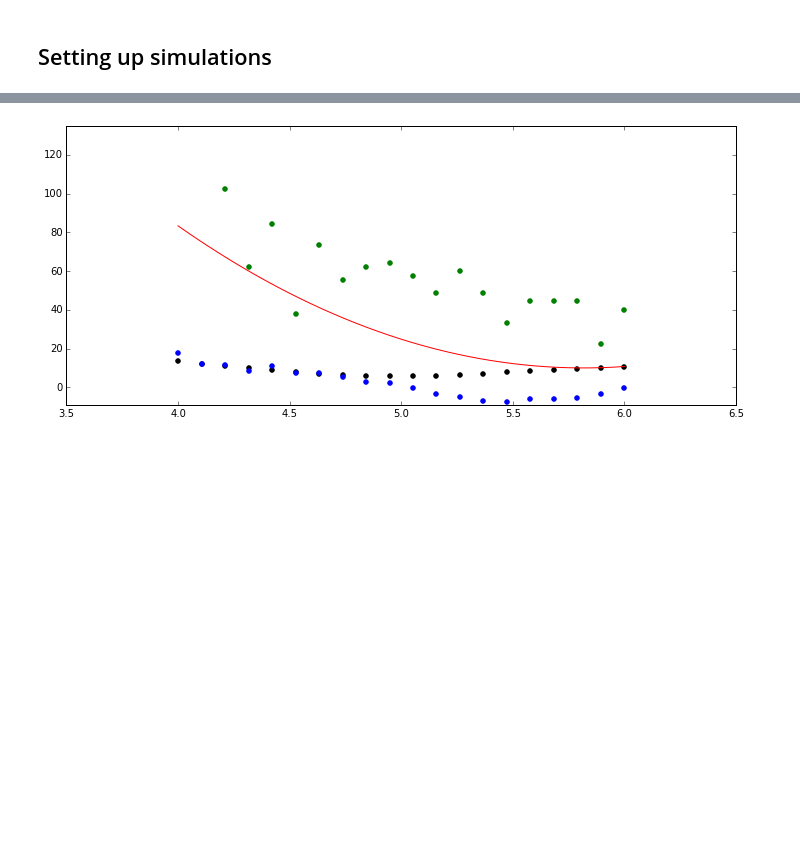
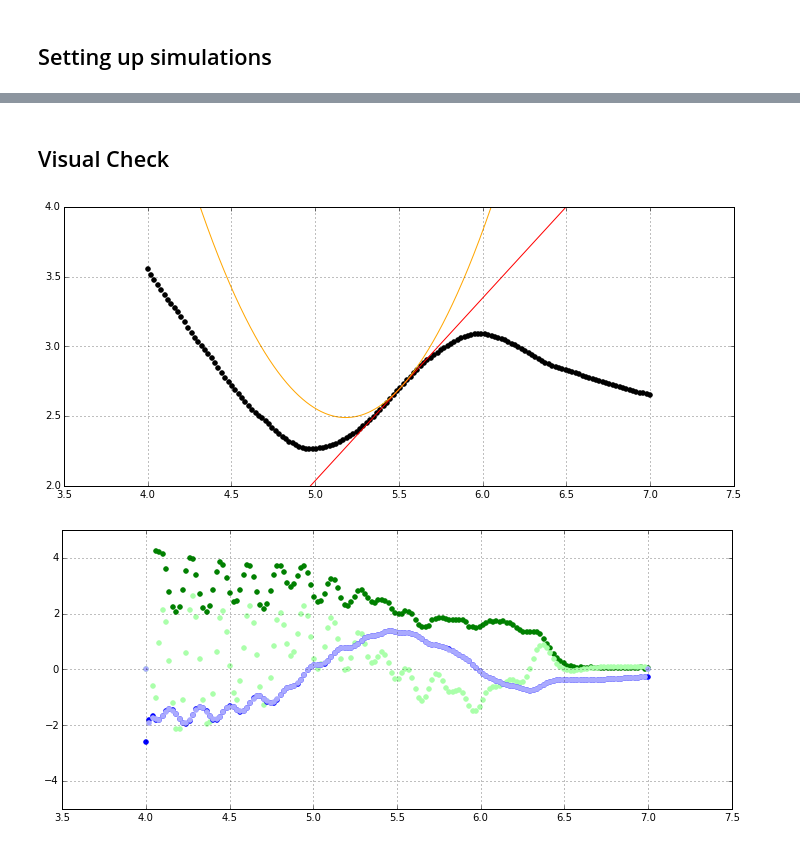
Before and after one commit to toni88x/rebound, a Jupyter notebook: python_examples/LangevinMCMC-2nd-Order.ipynb, the cells around one changed output, grey strips where cells are left out. Drawn from its saved outputs; the diff is of its cells as text; code cells hidden in the pictures; blank space fills up the shorter version.

```diff
--- a/python_examples/LangevinMCMC-2nd-Order.ipynb
+++ b/python_examples/LangevinMCMC-2nd-Order.ipynb
@@ -17,7 +19,7 @@ Simulation time:        0.000000
 # %%
 data_N = 30
 data_t = np.linspace(0.1,100,data_N)+0.5*np.random.rand(data_N)
-data_rv = 0.500883379885605*(np.sin(2.*np.pi*data_t/50.+0.2*np.pi)+0.6*(np.random.rand(data_N)-0.5))
+data_rv = 0.500883379885605*(np.sin(2.*np.pi*data_t/50.+0.2*np.pi)+0.16*(np.random.rand(data_N)-0.5))
 # %%
 plt.scatter(data_t, data_rv);
 # %% [output]
@@ -110,3 +136,5 @@ def simulation(cart):
+# %% [markdown]
+## Visual Check
 # %%
 gamma = 0.05
 a = np.array([4.5,0.6,0.,0.]) # initial parameters
@@ -118,35 +146,66 @@ lastgradient = []
 
 sim_rv0 = simulation_rv(a)
 
-N_grid = 20
-a_s = np.linspace(4.0,6.0,N_grid)
+N_grid = 150
+a_s = np.linspace(4.0,7.0,N_grid)
 
-errs = []
-gradients = []
-hessians = []
+errs = np.zeros(N_grid)
+gradients = np.zeros(N_grid)
+hessians = np.zeros(N_grid)
 
 for i,at in enumerate(a_s):
     a[0] = at
     err, gradient, hessian = simulation(a)
+    #print gradient[0], hessian[0,0]
     # print hessian
-    errs.append(err)
-    gradients.append(gradient[0])
-    hessians.append(hessian[0,0])
+    errs[i] = err
+    gradients[i] = gradient[0]
+    hessians[i] = hessian[0,0]
 # %%
-fig = plt.figure(figsize=(12,5))
-plt.ylim([-9,135])
-plt.scatter(a_s, errs, color="k");
+def widget_plot(ind):
+    ind = int(ind)
+    fig = plt.figure(figsize=(12,5))
+    plt.ylim([2,4])
+    plt.scatter(a_s, errs, color="k");
 
-def f(a,i):
-    da = a_s[i] - a
-    return errs[i] + gradients[i]*da + hessians[i]*da*da
+    def f(a,i):
+        da = a - a_s[i]
+        return errs[i] + gradients[i]*da,  errs[i] + gradients[i]*da + hessians[i]*da*da
 
-a_s_fine = np.linspace(a_s[0],a_s[-1],N_grid*10)
-err_fine = np.zeros(N_grid*10)
-for i,a in enumerate(a_s_fine):
-    err_fine[i] = f(a,18)
-plt.plot(a_s_fine, err_fine, color="r");
-plt.scatter(a_s, hessians, color="g");
-plt.scatter(a_s, gradients, color="b");
+    a_s_fine = np.linspace(a_s[0],a_s[-1],N_grid*10)
+    err_fine = np.zeros(N_grid*10)
+    err_fine2 = np.zeros(N_grid*10)
+    for i,a in enumerate(a_s_fine):
+        err_fine[i], err_fine2[i] = f(a,ind)
+    plt.plot(a_s_fine, err_fine, color="r");
+    plt.plot(a_s_fine, err_fine2, color="#FFA500");
+    plt.grid()
+
+
+
+    fig2 = plt.figure(figsize=(12,5))
+    plt.ylim([-5,5])
+    gradient_direct = np.zeros(N_grid)
+    hessian_direct = np.zeros(N_grid)
+    for i,a in enumerate(a_s_fine):
+        if i>0 and i<N_grid-1:
+            gradient_direct[i] = (errs[i+1]-errs[i-1])/(a_s[i+1]-a_s[i-1])
+            hessian_direct[i]  = (errs[i+1]-2.*errs[i]+errs[i-1])/((a_s[i+1]-a_s[i-1])*(a_s[i+1]-a_s[i-1]))
+
+    plt.scatter(a_s, hessians, color="g");
+    plt.scatter(a_s, hessian_direct, color="#aaffaa");
+    plt.scatter(a_s, gradients, color="b");
+    plt.scatter(a_s, gradient_direct, color="#aaaaff");
+    plt.grid()
+
+
+    return fig, fig2
+
+
+w = interactive(widget_plot,
+                ind=(0,N_grid))
+
+display(w)
 # %% [output]
-[figure, old version]
+[figure, new version]
+[figure, added]
```
Also changed, not shown: parts of 8 cells of this notebook.
